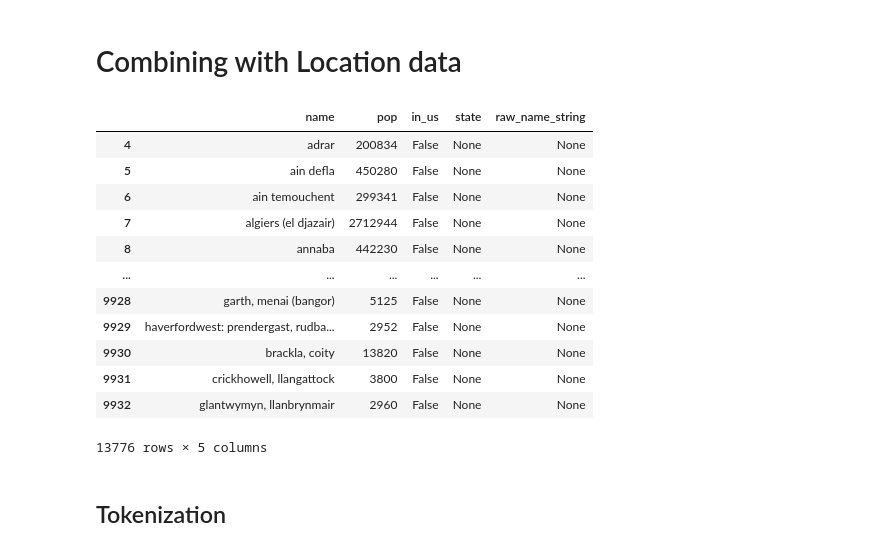
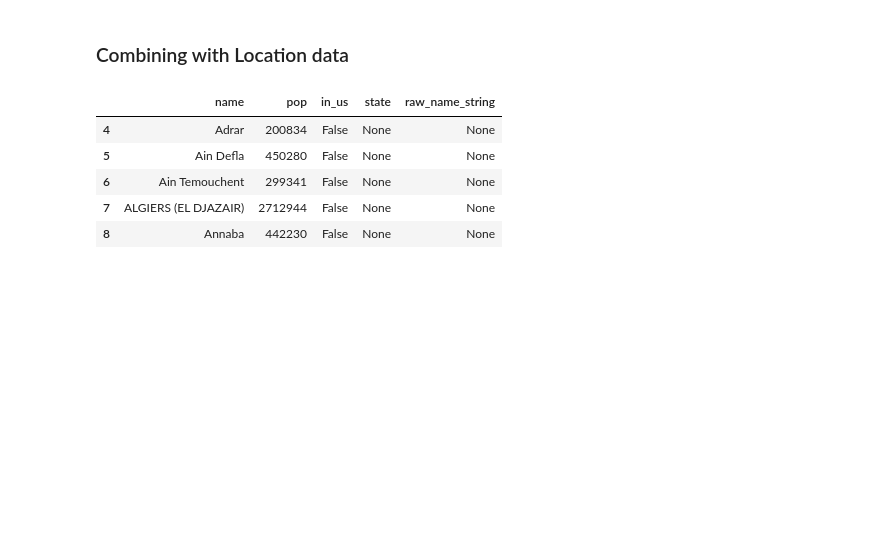
Before and after one commit to danieljsmarda/BodyTweets, a Jupyter notebook: tweets_code/tweet_dfs.ipynb, the cells around one changed output. Drawn from its saved outputs; the diff is of its cells as text; code cells hidden in the pictures; blank space fills up the shorter version.

Commit message:
Implement foreign_entities lookup

```diff
--- a/tweets_code/tweet_dfs.ipynb
+++ b/tweets_code/tweet_dfs.ipynb
@@ -1,6 +1,7 @@
 # %%
 import shelve
 import pandas as pd
+pd.set_option('display.max_rows', 500)
 from read_tweets import parse_raw_tweets
 from tokenizer import tokenize
 # %%
@@ -31,24 +32,17 @@ merged.head()
 # %% [markdown]
-# Combining with Location data
+### Combining with Location data
 # %%
 import shelve
 shelf = shelve.open('../public_data/location_data')
 state_strings = shelf['state_strings']
 foreign_entities = shelf['foreign_entities_df']
-foreign_entities
+states_df = shelf['states_df']
+shelf.close()
+foreign_entities.head()
 # %% [output]
 |  | name | pop | in_us | state | raw_name_string |
-| 4 | adrar | 200834 | False | None | None |
-| 5 | ain defla | 450280 | False | None | None |
-| 6 | ain temouchent | 299341 | False | None | None |
-| 7 | algiers (el djazair) | 2712944 | False | None | None |
-| 8 | annaba | 442230 | False | None | None |
-| ... | ... | ... | ... | ... | ... |
-| 9928 | garth, menai (bangor) | 5125 | False | None | None |
-| 9929 | haverfordwest: prendergast, rudba... | 2952 | False | None | None |
-| 9930 | brackla, coity | 13820 | False | None | None |
-| 9931 | crickhowell, llangattock | 3800 | False | None | None |
-| 9932 | glantwymyn, llanbrynmair | 2960 | False | None | None |
+| 4 | Adrar | 200834 | False | None | None |
+| 5 | Ain Defla | 450280 | False | None | None |
+| 6 | Ain Temouchent | 299341 | False | None | None |
+| 7 | ALGIERS (EL DJAZAIR) | 2712944 | False | None | None |
+| 8 | Annaba | 442230 | False | None | None |
-13776 rows × 5 columns
-# %% [markdown]
-## Tokenization
```
Also changed, not shown: parts of 6 cells of this notebook, 1 other file.
